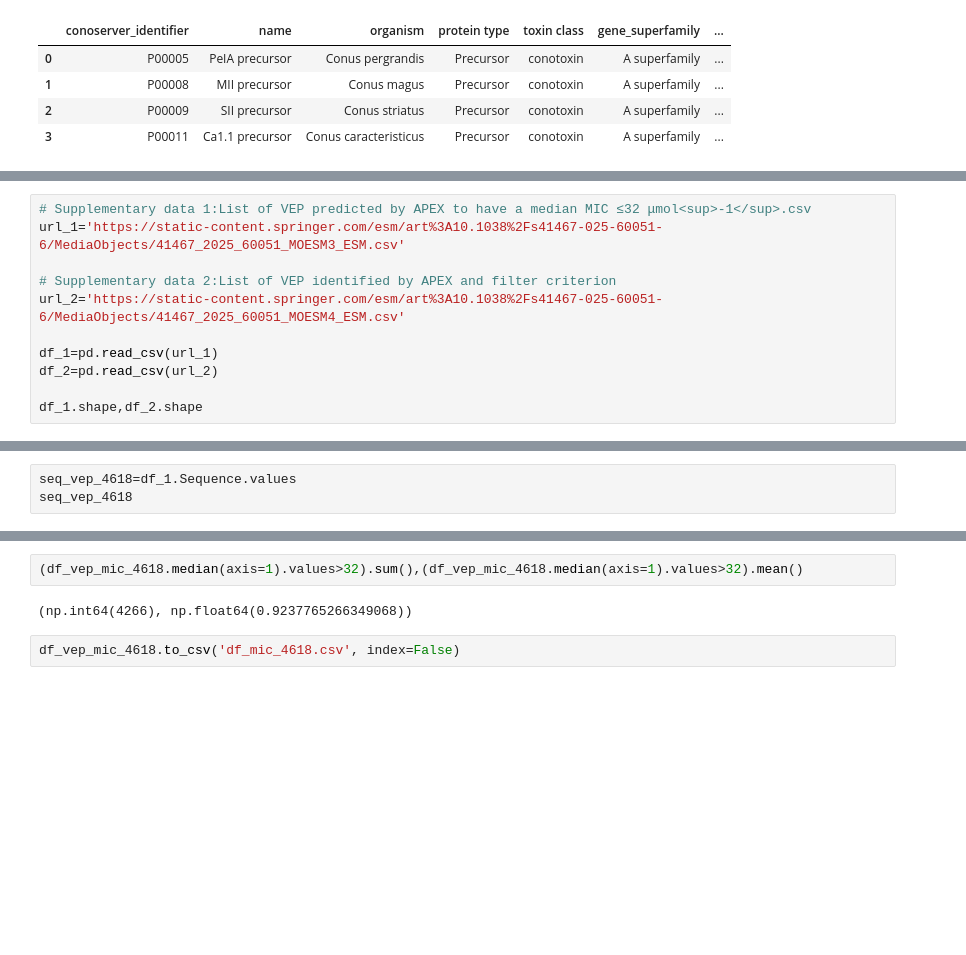
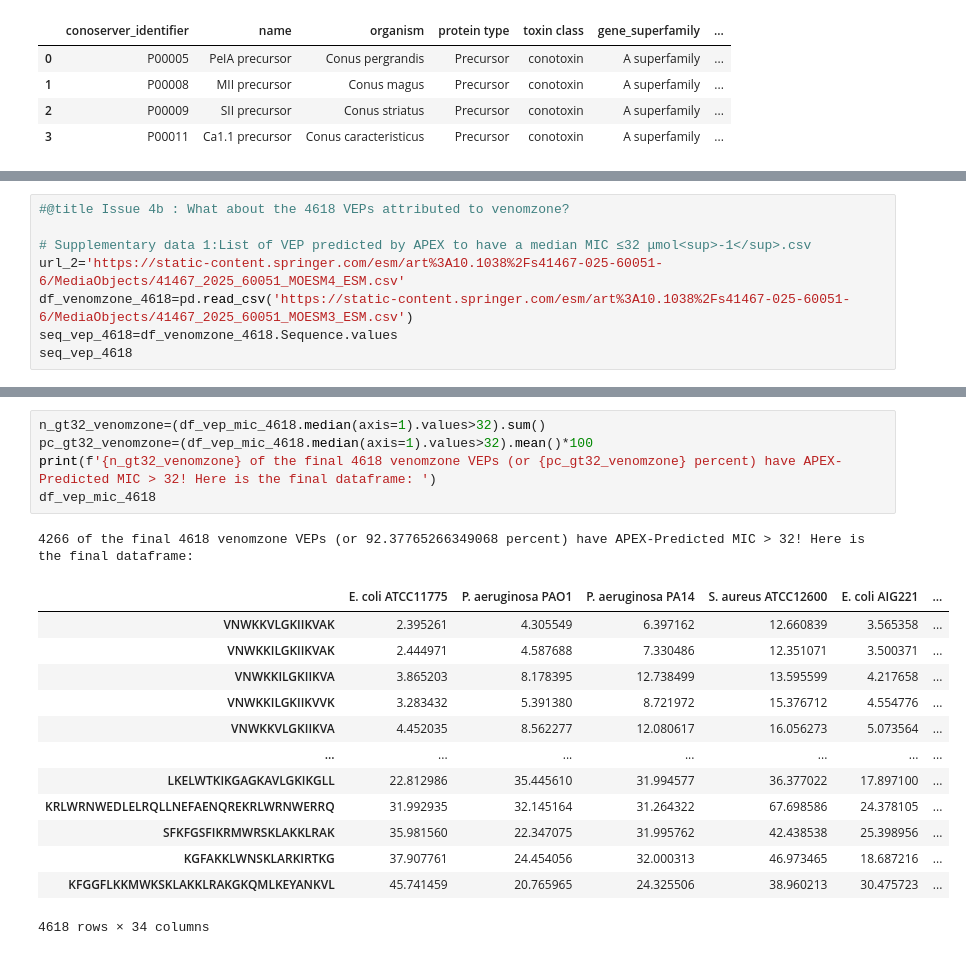
Before and after one commit to vinayprabhu/APEX_reproduce, a Jupyter notebook: APEX_inference.ipynb, the cells around one changed output, grey strips where cells are left out. Drawn from its saved outputs; the diff is of its cells as text; blank space fills up the shorter version.

Commit message:
A walkthrough notebook encompassing all the issues

```diff
--- a/APEX_inference.ipynb
+++ b/APEX_inference.ipynb
@@ -523,12 +530,9 @@ df_mic_56.to_csv('df_mic_56.csv', index=False)
 # %%
+#@title Issue 4b : What about the 4618 VEPs attributed to venomzone?
+
 # Supplementary data 1:List of VEP predicted by APEX to have a median MIC ≤32 μmol<sup>-1</sup>.csv
-url_1='https://static-content.springer.com/esm/art%3A10.1038%2Fs41467-025-60051-6/MediaObjects/41467_2025_60051_MOESM3_ESM.csv'
-
-# Supplementary data 2:List of VEP identified by APEX and filter criterion
 url_2='https://static-content.springer.com/esm/art%3A10.1038%2Fs41467-025-60051-6/MediaObjects/41467_2025_60051_MOESM4_ESM.csv'
-
-df_1=pd.read_csv(url_1)
-df_2=pd.read_csv(url_2)
-
-df_1.shape,df_2.shape
+df_venomzone_4618=pd.read_csv('https://static-content.springer.com/esm/art%3A10.1038%2Fs41467-025-60051-6/MediaObjects/41467_2025_60051_MOESM3_ESM.csv')
+seq_vep_4618=df_venomzone_4618.Sequence.values
+seq_vep_4618
 # %% [output]
@@ -536,3 +541,0 @@ df_1.shape,df_2.shape
-# %%
-seq_vep_4618=df_1.Sequence.values
-seq_vep_4618
@@ -596,8 +597,22 @@ time taken 13.950983047485352
 4618 rows × 1 columns
 dtype: float32
 # %%
-(df_vep_mic_4618.median(axis=1).values>32).sum(),(df_vep_mic_4618.median(axis=1).values>32).mean()
+n_gt32_venomzone=(df_vep_mic_4618.median(axis=1).values>32).sum()
+pc_gt32_venomzone=(df_vep_mic_4618.median(axis=1).values>32).mean()*100
+print(f'{n_gt32_venomzone} of the final 4618 venomzone VEPs (or {pc_gt32_venomzone} percent) have APEX-Predicted MIC > 32! Here is the final dataframe: ')
+df_vep_mic_4618
 # %% [output]
-(np.int64(4266), np.float64(0.9237765266349068))
+4266 of the final 4618 venomzone VEPs (or 92.37765266349068 percent) have APEX-Predicted MIC > 32! Here is the final dataframe:
+|  | E. coli ATCC11775 | P. aeruginosa PAO1 | P. aeruginosa PA14 | S. aureus ATCC12600 | E. coli AIG221 | ... |
+| VNWKKVLGKIIKVAK | 2.395261 | 4.305549 | 6.397162 | 12.660839 | 3.565358 | ... |
+| VNWKKILGKIIKVAK | 2.444971 | 4.587688 | 7.330486 | 12.351071 | 3.500371 | ... |
+| VNWKKILGKIIKVA | 3.865203 | 8.178395 | 12.738499 | 13.595599 | 4.217658 | ... |
+| VNWKKILGKIIKVVK | 3.283432 | 5.391380 | 8.721972 | 15.376712 | 4.554776 | ... |
+| VNWKKVLGKIIKVA | 4.452035 | 8.562277 | 12.080617 | 16.056273 | 5.073564 | ... |
+| ... | ... | ... | ... | ... | ... | ... |
+| LKELWTKIKGAGKAVLGKIKGLL | 22.812986 | 35.445610 | 31.994577 | 36.377022 | 17.897100 | ... |
+| KRLWRNWEDLELRQLLNEFAENQREKRLWRNWERRQ | 31.992935 | 32.145164 | 31.264322 | 67.698586 | 24.378105 | ... |
+| SFKFGSFIKRMWRSKLAKKLRAK | 35.981560 | 22.347075 | 31.995762 | 42.438538 | 25.398956 | ... |
+| KGFAKKLWNSKLARKIRTKG | 37.907761 | 24.454056 | 32.000313 | 46.973465 | 18.687216 | ... |
+| KFGGFLKKMWKSKLAKKLRAKGKQMLKEYANKVL | 45.741459 | 20.765965 | 24.325506 | 38.960213 | 30.475723 | ... |
+4618 rows × 34 columns
-# %%
-df_vep_mic_4618.to_csv('df_mic_4618.csv', index=False)
```
Also changed, not shown: parts of 22 cells of this notebook.
